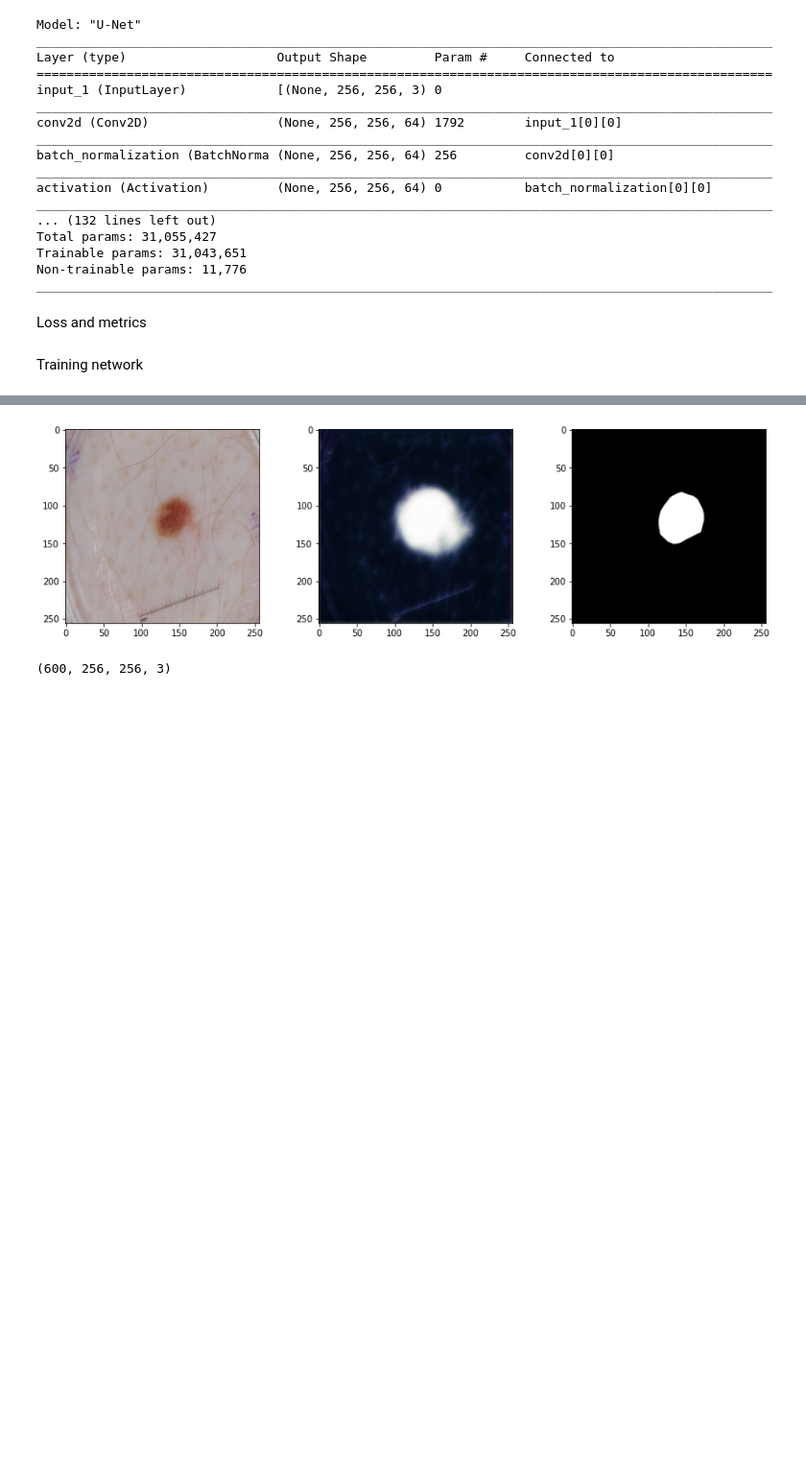
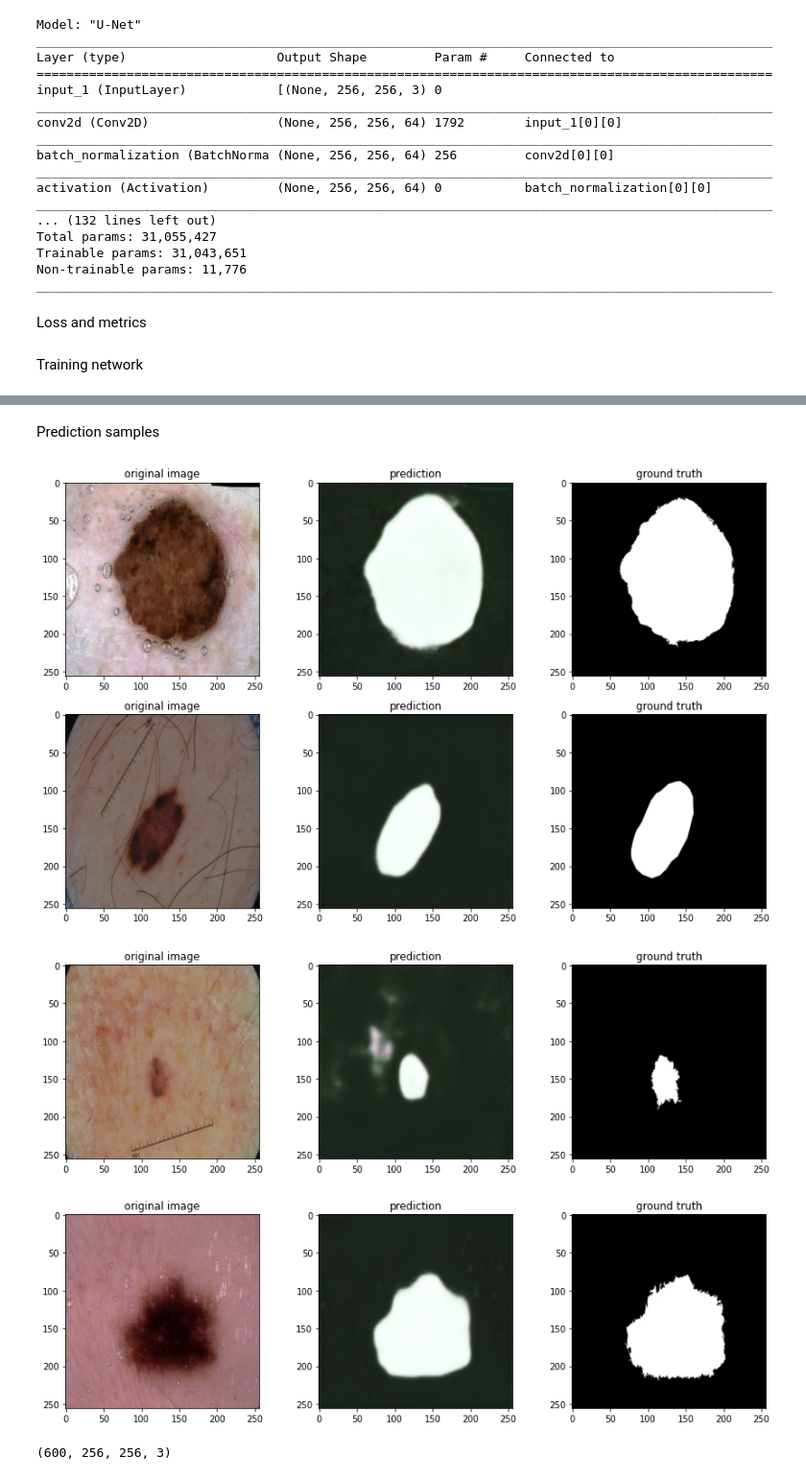
Before and after one commit to AlaaIraqy/lesion_segmentation, a Jupyter notebook: cv-assignment4-unet.ipynb, the cells around one changed output, grey strips where cells are left out. Shown at 96% size. Saved outputs shown, nothing was run; the diff lists cells and outputs as text; code cells hidden in the pictures; blank space fills up the shorter version.

```diff
--- a/cv-assignment4-unet.ipynb
+++ b/cv-assignment4-unet.ipynb
@@ -316,15 +303,55 @@ plt.show()
-# %%
-idx=2
-prediction = np.array(model.predict(test_images))
-plt.figure(figsize=(20,9))
-plt.subplot(2,4,1)
-plt.imshow(cv2.cvtColor(test_images[idx], cv2.COLOR_BGR2RGB))
-plt.subplot(2,4,2)
-plt.imshow(prediction[idx], plt.cm.binary_r)
-plt.subplot(2,4,3)
-plt.imshow(cv2.cvtColor(test_groundTruth[idx], cv2.COLOR_BGR2RGB))
-plt.show()
-print(np.shape(prediction))
-# %% [output]
-[figure, removed]
-(600, 256, 256, 3)
+# %% [markdown]
+Prediction samples
+# %%
+idx1=470
+idx2=1
+idx3=170
+idx4=244
+prediction = np.array(model.predict(test_images))
+plt.figure(figsize=(20,9))
+plt.subplot(2,4,1)
+plt.imshow(cv2.cvtColor(test_images[idx1], cv2.COLOR_BGR2RGB))
+plt.title("original image")
+plt.subplot(2,4,2)
+plt.imshow(prediction[idx1], plt.cm.binary_r)
+plt.title("prediction")
+plt.subplot(2,4,3)
+plt.imshow(cv2.cvtColor(test_groundTruth[idx1], cv2.COLOR_BGR2RGB))
+plt.title("ground truth")
+plt.subplot(2,4,5)
+plt.imshow(cv2.cvtColor(test_images[idx2], cv2.COLOR_BGR2RGB))
+plt.title("original image")
+plt.subplot(2,4,6)
+plt.imshow(prediction[idx2], plt.cm.binary_r)
+plt.title("prediction")
+plt.subplot(2,4,7)
+plt.imshow(cv2.cvtColor(test_groundTruth[idx2], cv2.COLOR_BGR2RGB))
+plt.title("ground truth")
+plt.show()
+plt.figure(figsize=(20,9))
+plt.subplot(2,4,1)
+plt.imshow(cv2.cvtColor(test_images[idx3], cv2.COLOR_BGR2RGB))
+plt.title("original image")
+plt.subplot(2,4,2)
+plt.imshow(prediction[idx3], plt.cm.binary_r)
+plt.title("prediction")
+plt.subplot(2,4,3)
+plt.imshow(cv2.cvtColor(test_groundTruth[idx3], cv2.COLOR_BGR2RGB))
+plt.title("ground truth")
+plt.figure(figsize=(20,9))
+plt.subplot(2,4,5)
+plt.imshow(cv2.cvtColor(test_images[idx4], cv2.COLOR_BGR2RGB))
+plt.title("original image")
+plt.subplot(2,4,6)
+plt.imshow(prediction[idx4], plt.cm.binary_r)
+plt.title("prediction")
+plt.subplot(2,4,7)
+plt.imshow(cv2.cvtColor(test_groundTruth[idx4], cv2.COLOR_BGR2RGB))
+plt.title("ground truth")
+plt.show()
+print(np.shape(prediction))
+# %% [output]
+[figure, added]
+[figure, added]
+[figure, added]
+(600, 256, 256, 3)
```
Also changed, not shown: parts of 5 cells of this notebook.
